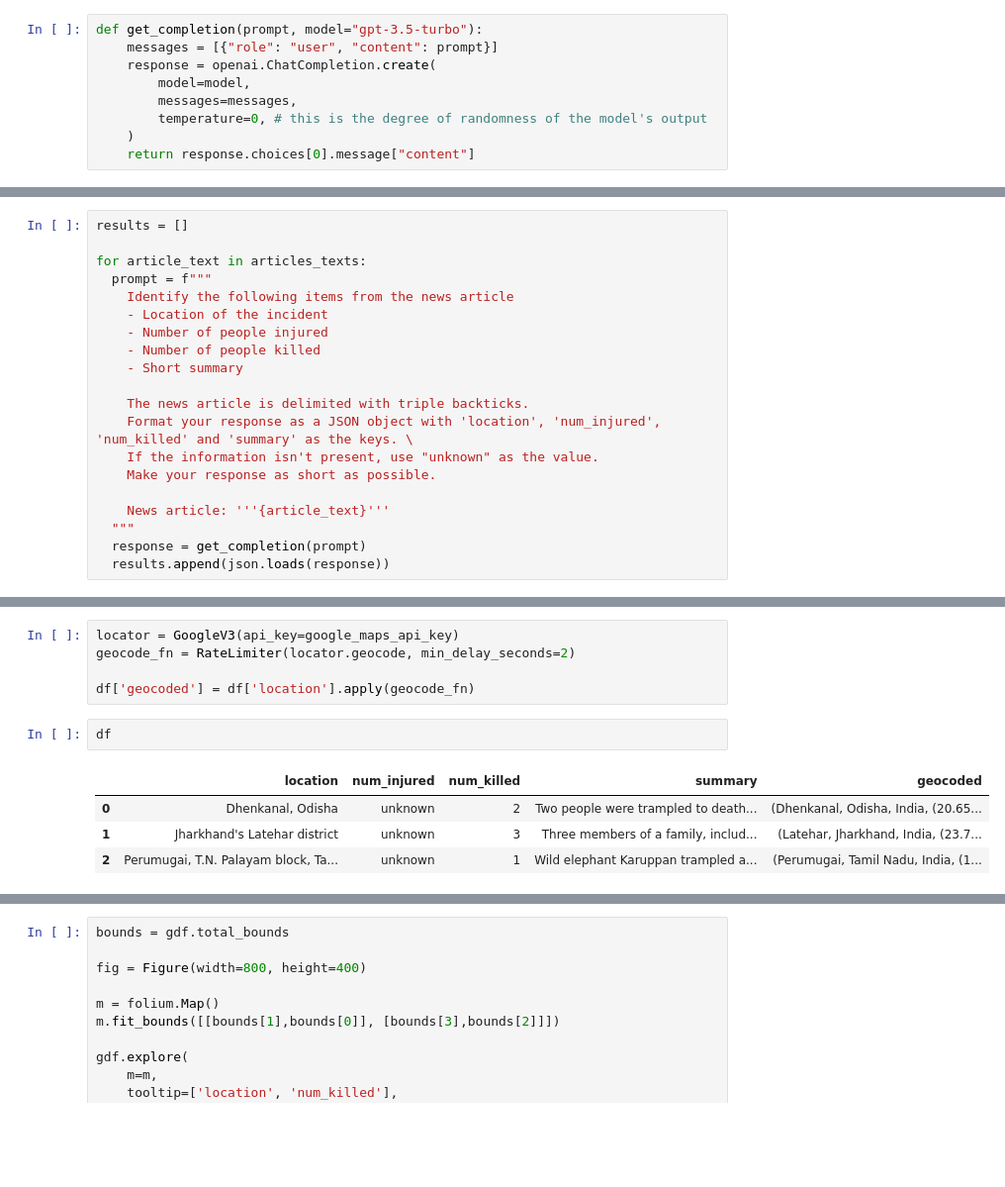
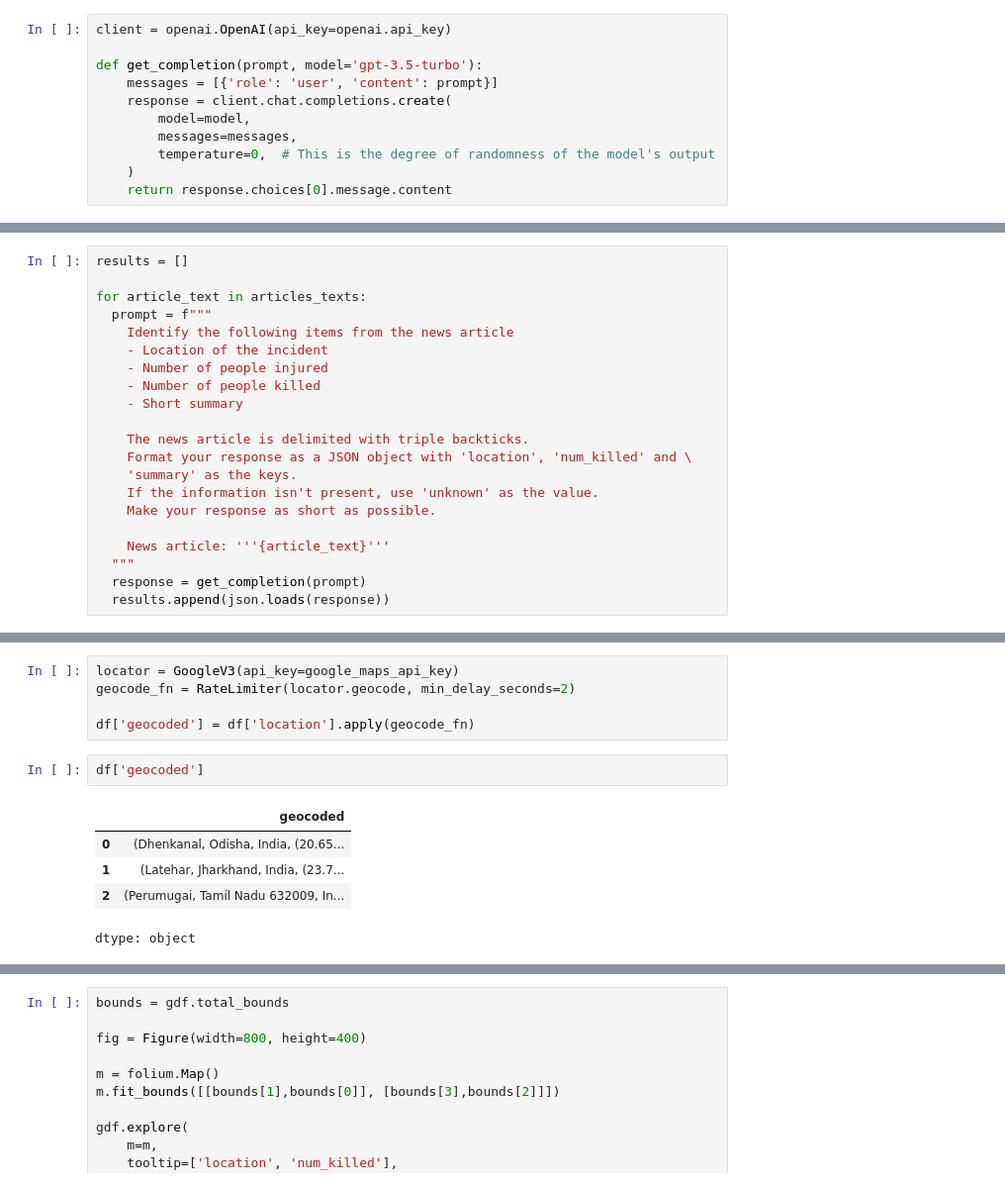
Before and after one commit to rahul4planet/geopython-tutorials, a Jupyter notebook: notebooks/openai_mapping_news_articles.ipynb, the cells around one changed output, grey strips where cells are left out. Shown: that part at 99% size. Cells and saved outputs as stored; diff of their text form; blank space fills up the shorter version.

```diff
--- a/notebooks/openai_mapping_news_articles.ipynb
+++ b/notebooks/openai_mapping_news_articles.ipynb
@@ -42,14 +43,16 @@ google_maps_api_key = ''
 # %% [markdown]
 Initialize the model.
 # %%
-def get_completion(prompt, model="gpt-3.5-turbo"):
-    messages = [{"role": "user", "content": prompt}]
-    response = openai.ChatCompletion.create(
+client = openai.OpenAI(api_key=openai.api_key)
+
+def get_completion(prompt, model='gpt-3.5-turbo'):
+    messages = [{'role': 'user', 'content': prompt}]
+    response = client.chat.completions.create(
         model=model,
         messages=messages,
-        temperature=0, # this is the degree of randomness of the model's output
+        temperature=0,  # This is the degree of randomness of the model's output
     )
-    return response.choices[0].message["content"]
+    return response.choices[0].message.content
 # %% [markdown]
 ## Load Data
 # %%
@@ -115,8 +130,9 @@ for article_text in articles_texts:
     - Short summary
 
     The news article is delimited with triple backticks.
-    Format your response as a JSON object with 'location', 'num_injured', 'num_killed' and 'summary' as the keys. \
-    If the information isn't present, use "unknown" as the value.
+    Format your response as a JSON object with 'location', 'num_killed' and \
+    'summary' as the keys.
+    If the information isn't present, use 'unknown' as the value.
     Make your response as short as possible.
 
     News article: '''{article_text}'''
@@ -133,9 +159,10 @@ geocode_fn = RateLimiter(locator.geocode, min_delay_seconds=2)
 
 df['geocoded'] = df['location'].apply(geocode_fn)
 # %%
-df
+df['geocoded']
 # %% [output]
-|  | location | num_injured | num_killed | summary | geocoded |
-| 0 | Dhenkanal, Odisha | unknown | 2 | Two people were trampled to death... | (Dhenkanal, Odisha, India, (20.65... |
-| 1 | Jharkhand's Latehar district | unknown | 3 | Three members of a family, includ... | (Latehar, Jharkhand, India, (23.7... |
-| 2 | Perumugai, T.N. Palayam block, Ta... | unknown | 1 | Wild elephant Karuppan trampled a... | (Perumugai, Tamil Nadu, India, (1... |
+|  | geocoded |
+| 0 | (Dhenkanal, Odisha, India, (20.65... |
+| 1 | (Latehar, Jharkhand, India, (23.7... |
+| 2 | (Perumugai, Tamil Nadu 632009, In... |
+dtype: object
```
Also changed, not shown: parts of 13 cells of this notebook.
